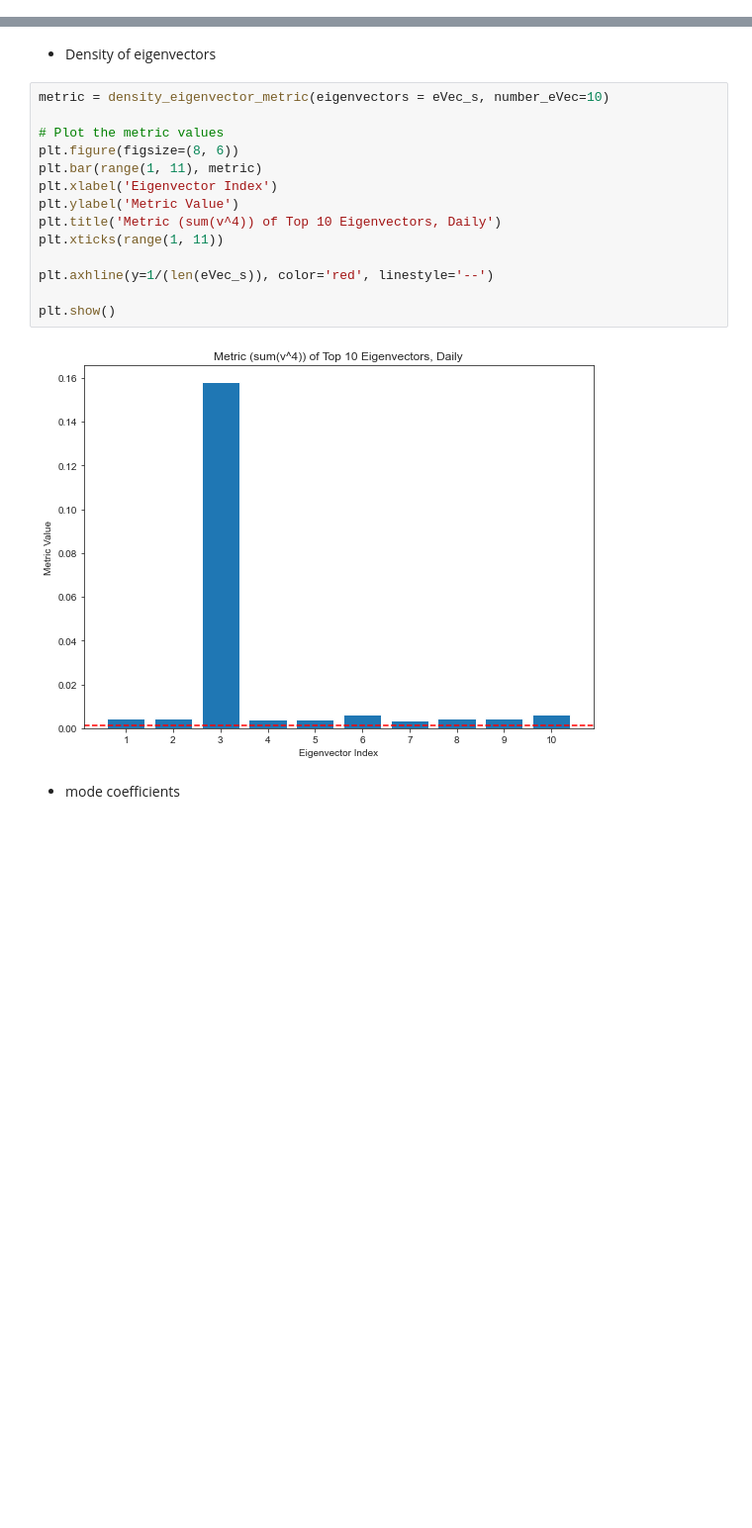
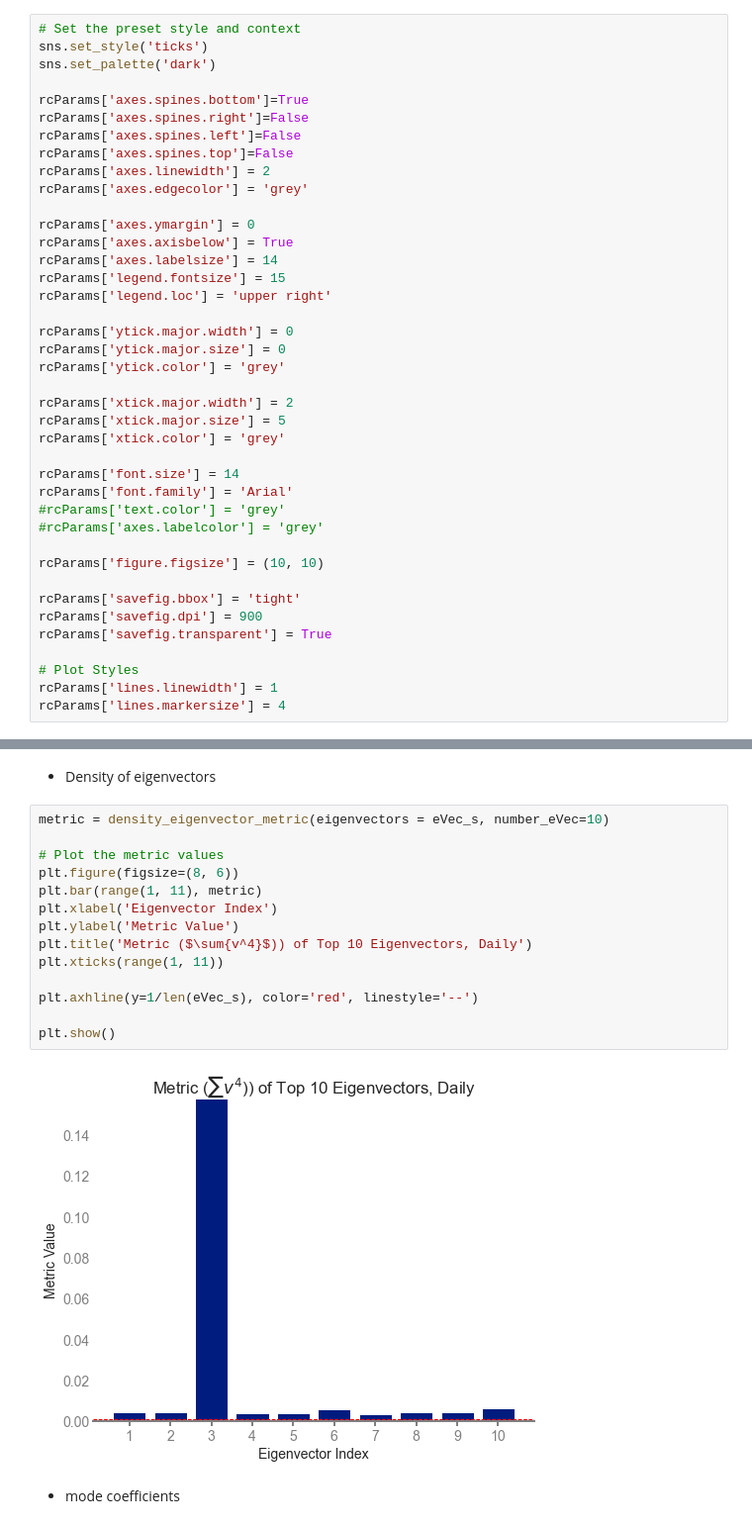
Before and after one commit to pietrobicocchi/firm_growth_dynamics, a Jupyter notebook: notebooks/compstat_results.ipynb, the cells around one changed output, grey strips where cells are left out. Shown at 99% size. Drawn from its saved outputs; the diff is of its cells as text; blank space fills up the shorter version.

```diff
--- a/notebooks/compstat_results.ipynb
+++ b/notebooks/compstat_results.ipynb
@@ -36,0 +37,40 @@ sns.set_style('ticks')
+# %%
+# Set the preset style and context
+sns.set_style('ticks')
+sns.set_palette('dark')
+
+rcParams['axes.spines.bottom']=True
+rcParams['axes.spines.right']=False
+rcParams['axes.spines.left']=False
+rcParams['axes.spines.top']=False
+rcParams['axes.linewidth'] = 2
+rcParams['axes.edgecolor'] = 'grey'
+
+rcParams['axes.ymargin'] = 0
+rcParams['axes.axisbelow'] = True
+rcParams['axes.labelsize'] = 14
+rcParams['legend.fontsize'] = 15
+rcParams['legend.loc'] = 'upper right'
+
+rcParams['ytick.major.width'] = 0
+rcParams['ytick.major.size'] = 0
+rcParams['ytick.color'] = 'grey'
+
+rcParams['xtick.major.width'] = 2
+rcParams['xtick.major.size'] = 5
+rcParams['xtick.color'] = 'grey'
+
+rcParams['font.size'] = 14
+rcParams['font.family'] = 'Arial'
+#rcParams['text.color'] = 'grey'
+#rcParams['axes.labelcolor'] = 'grey'
+
+rcParams['figure.figsize'] = (10, 10)
+
+rcParams['savefig.bbox'] = 'tight'
+rcParams['savefig.dpi'] = 900
+rcParams['savefig.transparent'] = True
+
+# Plot Styles
+rcParams['lines.linewidth'] = 1
+rcParams['lines.markersize'] = 4
@@ -171,19 +271,19 @@ plot_by_sector(mode=-1, tk_ind = key_sect, eVec = eVec_s)
 # %%
 metric = density_eigenvector_metric(eigenvectors = eVec_s, number_eVec=10)
 
 # Plot the metric values
 plt.figure(figsize=(8, 6))
 plt.bar(range(1, 11), metric)
 plt.xlabel('Eigenvector Index')
 plt.ylabel('Metric Value')
-plt.title('Metric (sum(v^4)) of Top 10 Eigenvectors, Daily')
+plt.title('Metric ($\sum{v^4}$)) of Top 10 Eigenvectors, Daily')
 plt.xticks(range(1, 11))
 
-plt.axhline(y=1/(len(eVec_s)), color='red', linestyle='--')
+plt.axhline(y=1/len(eVec_s), color='red', linestyle='--')
 
 plt.show()
 # %% [output]
-[figure, old version]
+[figure, new version]
 # %% [markdown]
 - mode coefficients
 # %%
```
Also changed, not shown: parts of 54 cells of this notebook, 4 other files.
